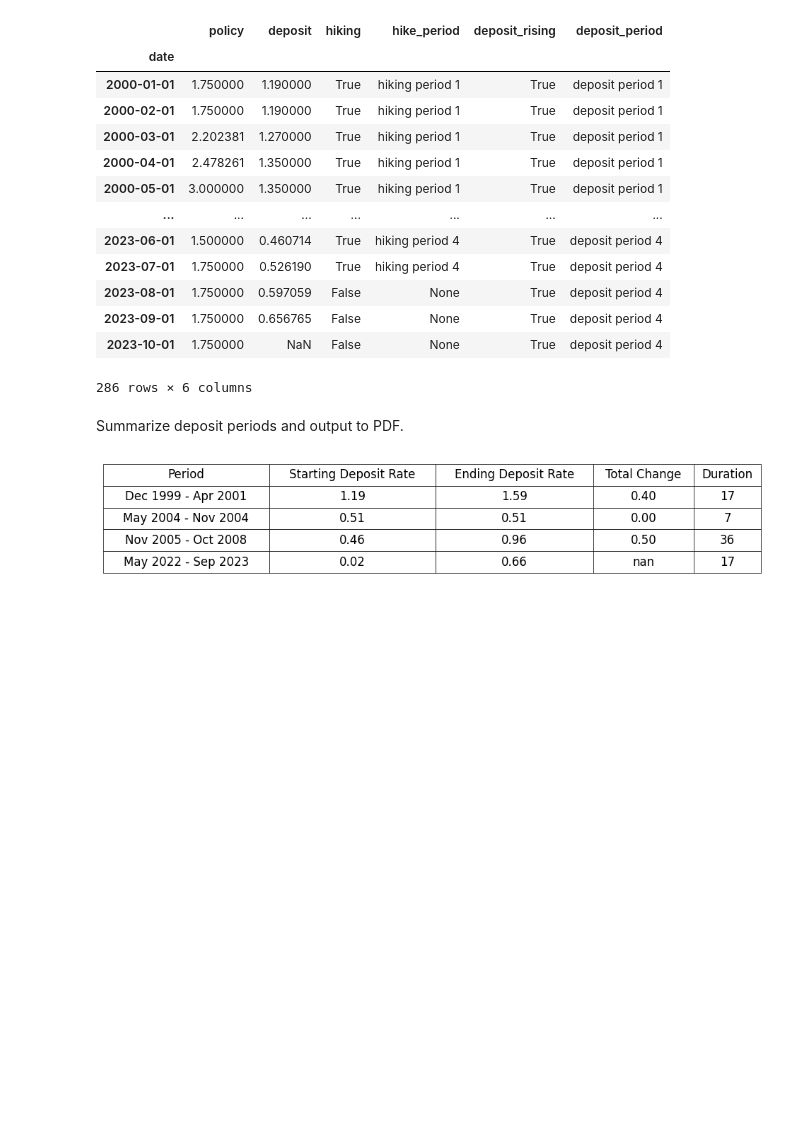
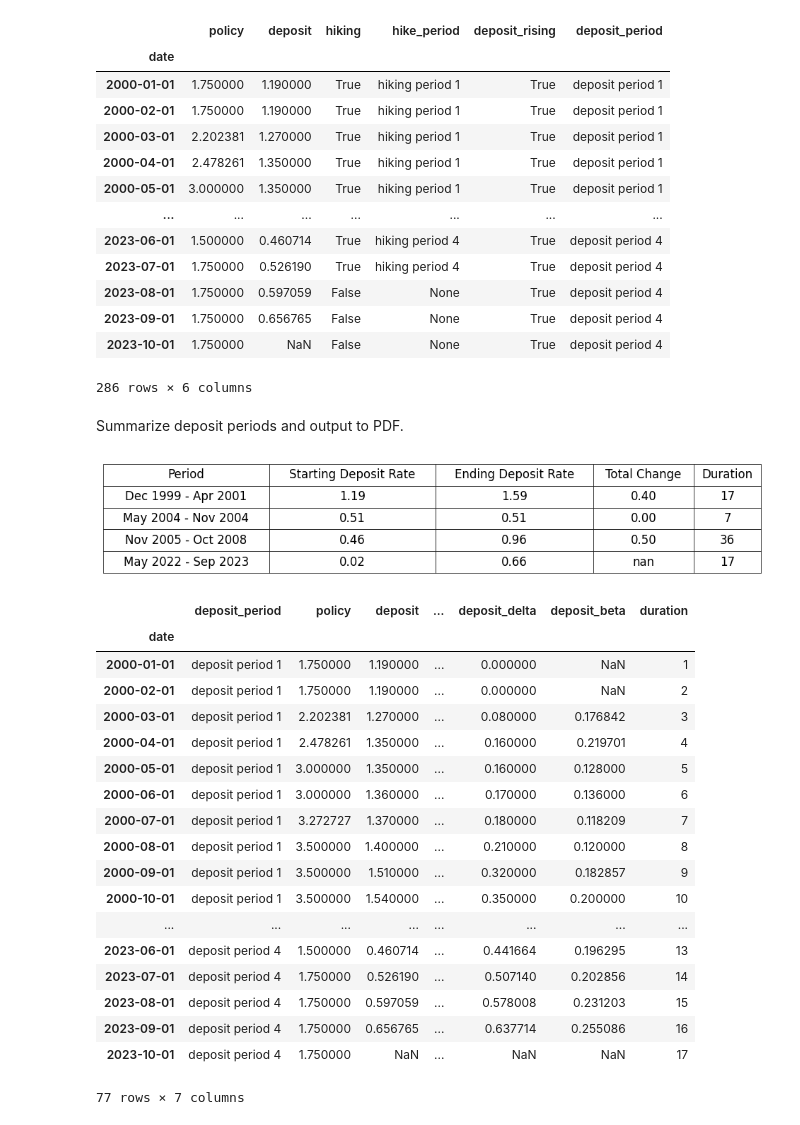
Before and after one commit to Butch78/Bank-Size-Central-Bank-Sensitivity, a Jupyter notebook: notebooks/snb-data-processing.ipynb, the cells around one changed output. Drawn from its saved outputs; the diff is of its cells as text; code cells hidden in the pictures; blank space fills up the shorter version.

```diff
--- a/notebooks/snb-data-processing.ipynb
+++ b/notebooks/snb-data-processing.ipynb
@@ -769,3 +769,48 @@ plt.savefig(pdf_filename, bbox_inches='tight')
 plt.show()
 # %% [output]
 [figure]
+# %%
+import pandas as pd
+import numpy as np
+
+# Assuming SNB_data is your pre-loaded DataFrame
+
+# Filter the DataFrame to include only rows where 'deposit_rising' is True
+deposit_rising_data = SNB_data[SNB_data['deposit_rising']]
+
+# Group by 'deposit_period' and calculate the deltas and running count (duration)
+grouped = deposit_rising_data.groupby('deposit_period')
+deposit_beta_SNB = deposit_rising_data.copy()
+deposit_beta_SNB['policy_delta'] = grouped['policy'].transform(lambda x: x - x.iloc[0])
+deposit_beta_SNB['deposit_delta'] = grouped['deposit'].transform(lambda x: x - x.iloc[0])
+deposit_beta_SNB['duration'] = grouped.cumcount() + 1  # +1 to start counting from 1
+
+# Calculate deposit_beta with the threshold condition
+deposit_beta_SNB['deposit_beta'] = deposit_beta_SNB['deposit_delta'] / deposit_beta_SNB['policy_delta']
+deposit_beta_SNB['deposit_beta'] = deposit_beta_SNB['deposit_beta'].apply(lambda x: x if x >= 0.01 else np.nan)
+
+# Include deposit_period in the DataFrame
+deposit_beta_SNB = deposit_beta_SNB[['deposit_period', 'policy', 'deposit', 'policy_delta', 'deposit_delta', 'deposit_beta', 'duration']]
+
+# Display the DataFrame
+deposit_beta_SNB
+# %% [output]
+|  | deposit_period | policy | deposit | ... | deposit_delta | deposit_beta | duration |
+| date |  |  |  |  |  |  |  |
+| 2000-01-01 | deposit period 1 | 1.750000 | 1.190000 | ... | 0.000000 | NaN | 1 |
+| 2000-02-01 | deposit period 1 | 1.750000 | 1.190000 | ... | 0.000000 | NaN | 2 |
+| 2000-03-01 | deposit period 1 | 2.202381 | 1.270000 | ... | 0.080000 | 0.176842 | 3 |
+| 2000-04-01 | deposit period 1 | 2.478261 | 1.350000 | ... | 0.160000 | 0.219701 | 4 |
+| 2000-05-01 | deposit period 1 | 3.000000 | 1.350000 | ... | 0.160000 | 0.128000 | 5 |
+| 2000-06-01 | deposit period 1 | 3.000000 | 1.360000 | ... | 0.170000 | 0.136000 | 6 |
+| 2000-07-01 | deposit period 1 | 3.272727 | 1.370000 | ... | 0.180000 | 0.118209 | 7 |
+| 2000-08-01 | deposit period 1 | 3.500000 | 1.400000 | ... | 0.210000 | 0.120000 | 8 |
+| 2000-09-01 | deposit period 1 | 3.500000 | 1.510000 | ... | 0.320000 | 0.182857 | 9 |
+| 2000-10-01 | deposit period 1 | 3.500000 | 1.540000 | ... | 0.350000 | 0.200000 | 10 |
+| ... | ... | ... | ... | ... | ... | ... | ... |
+| 2023-06-01 | deposit period 4 | 1.500000 | 0.460714 | ... | 0.441664 | 0.196295 | 13 |
+| 2023-07-01 | deposit period 4 | 1.750000 | 0.526190 | ... | 0.507140 | 0.202856 | 14 |
+| 2023-08-01 | deposit period 4 | 1.750000 | 0.597059 | ... | 0.578008 | 0.231203 | 15 |
+| 2023-09-01 | deposit period 4 | 1.750000 | 0.656765 | ... | 0.637714 | 0.255086 | 16 |
+| 2023-10-01 | deposit period 4 | 1.750000 | NaN | ... | NaN | NaN | 17 |
+77 rows × 7 columns
```
Also changed, not shown: parts of 1 cell of this notebook, 1 other file.
